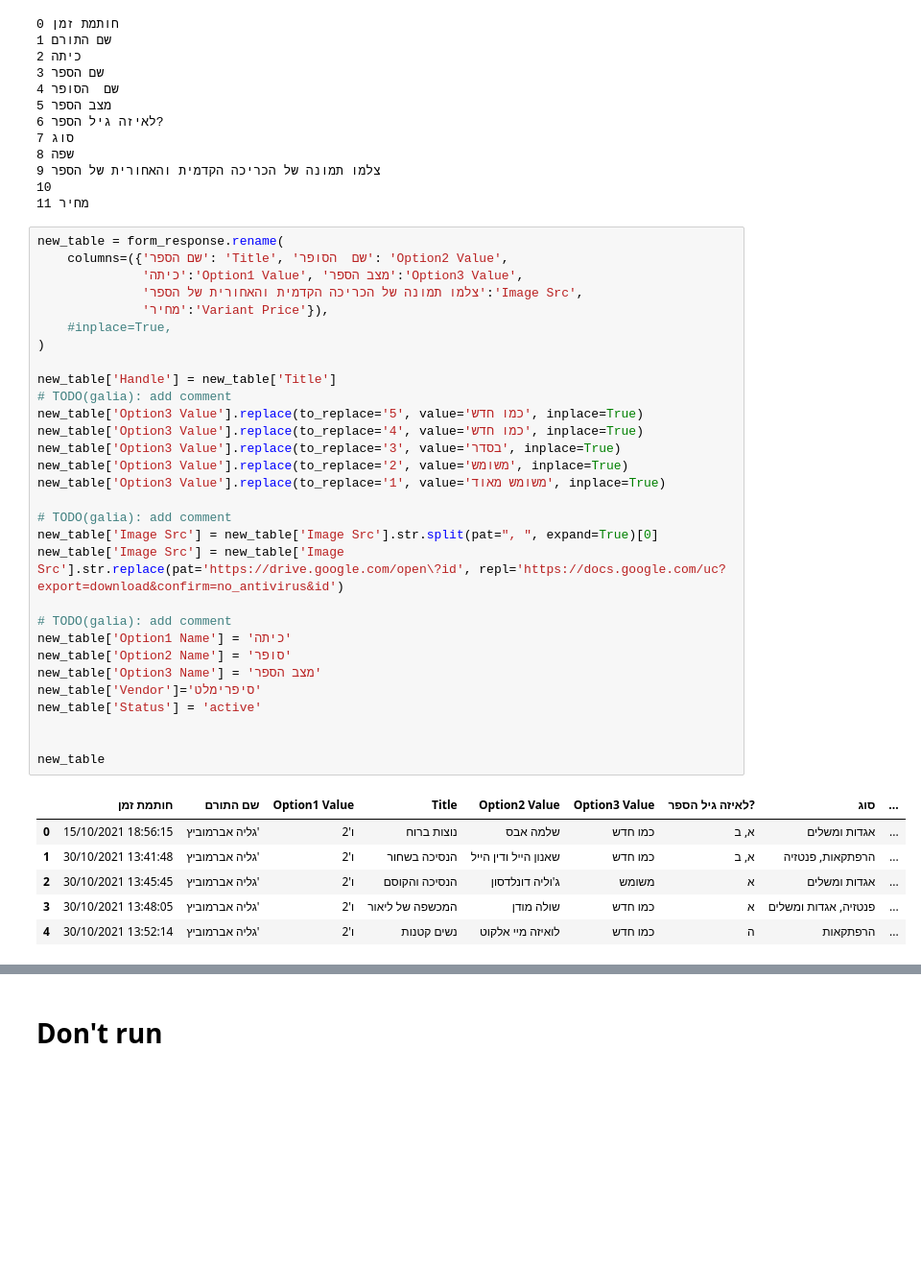
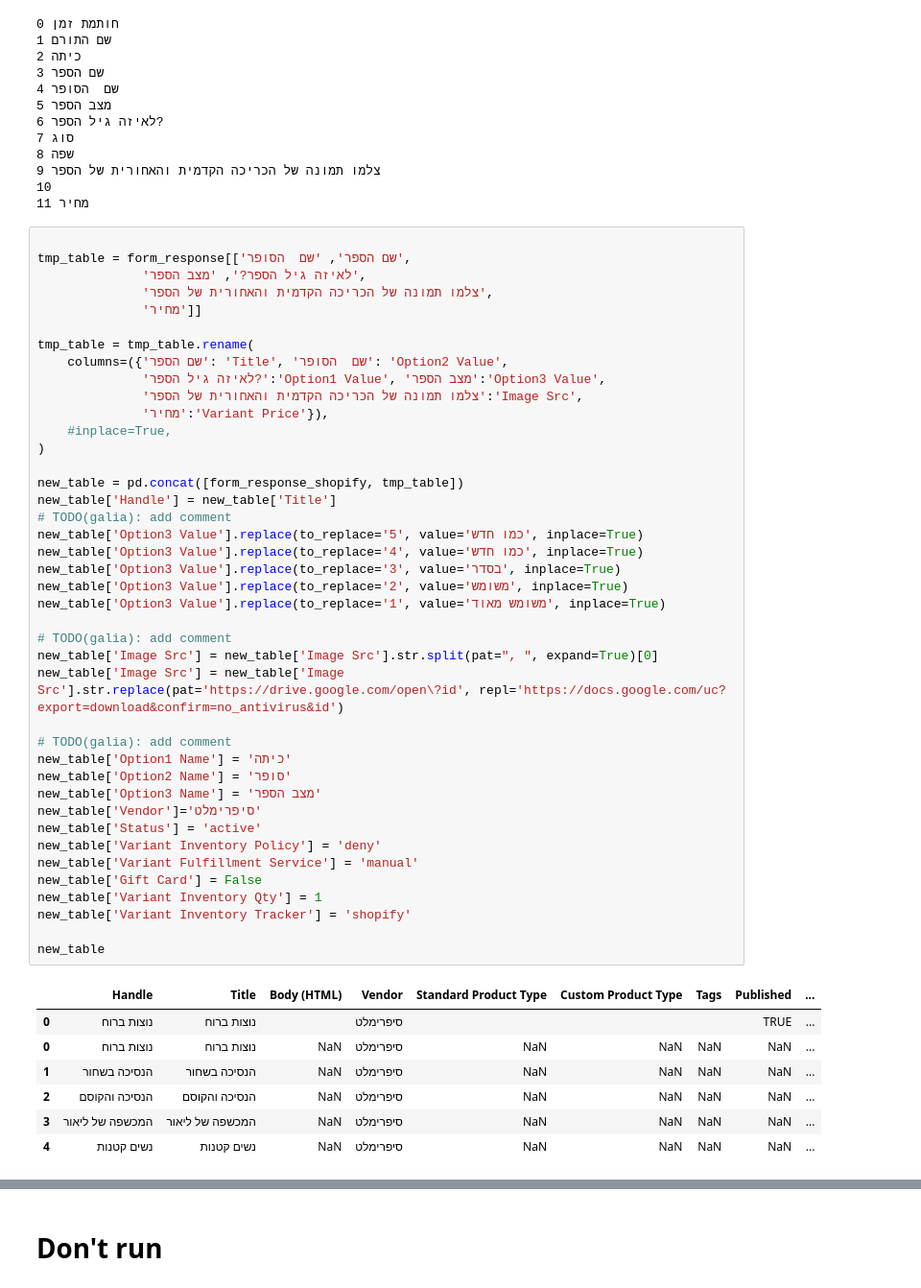
Before and after one commit to CuteCat24/sifrimalt, a Jupyter notebook: laptop_sifrimalt_form_to_shopify.ipynb, the cells around one changed output, grey strips where cells are left out. Shown: that part at 96% size. Saved outputs shown, nothing was run; the diff lists cells and outputs as text; blank space fills up the shorter version.

```diff
--- a/laptop_sifrimalt_form_to_shopify.ipynb
+++ b/laptop_sifrimalt_form_to_shopify.ipynb
@@ -76,39 +76,51 @@ for i, column in enumerate(form_response.columns):
 10
 11 מחיר
 # %%
-new_table = form_response.rename(
+
+tmp_table = form_response[['שם הספר', 'שם  הסופר',
+              'לאיזה גיל הספר?', 'מצב הספר',
+              'צלמו תמונה של הכריכה הקדמית והאחורית של הספר',
+              'מחיר']]
+
+tmp_table = tmp_table.rename(
     columns=({'שם הספר': 'Title', 'שם  הסופר': 'Option2 Value',
-              'כיתה':'Option1 Value', 'מצב הספר':'Option3 Value',
+              'לאיזה גיל הספר?':'Option1 Value', 'מצב הספר':'Option3 Value',
               'צלמו תמונה של הכריכה הקדמית והאחורית של הספר':'Image Src',
               'מחיר':'Variant Price'}),
     #inplace=True,
 )
 
+new_table = pd.concat([form_response_shopify, tmp_table])
 new_table['Handle'] = new_table['Title']
 # TODO(galia): add comment
 new_table['Option3 Value'].replace(to_replace='5', value='כמו חדש', inplace=True)
 new_table['Option3 Value'].replace(to_replace='4', value='כמו חדש', inplace=True)
 new_table['Option3 Value'].replace(to_replace='3', value='בסדר', inplace=True)
 new_table['Option3 Value'].replace(to_replace='2', value='משומש', inplace=True)
 new_table['Option3 Value'].replace(to_replace='1', value='משומש מאוד', inplace=True)
 
 # TODO(galia): add comment
 new_table['Image Src'] = new_table['Image Src'].str.split(pat=", ", expand=True)[0]
 new_table['Image Src'] = new_table['Image Src'].str.replace(pat='https://drive.google.com/open\?id', repl='https://docs.google.com/uc?export=download&confirm=no_antivirus&id')
 
 # TODO(galia): add comment
 new_table['Option1 Name'] = 'כיתה'
 new_table['Option2 Name'] = 'סופר'
 new_table['Option3 Name'] = 'מצב הספר'
 new_table['Vendor']='סיפרימלט'
 new_table['Status'] = 'active'
-
+new_table['Variant Inventory Policy'] = 'deny'
+new_table['Variant Fulfillment Service'] = 'manual'
+new_table['Gift Card'] = False
+new_table['Variant Inventory Qty'] = 1
+new_table['Variant Inventory Tracker'] = 'shopify'
 
 new_table
 # %% [output]
-|  | חותמת זמן | שם התורם | Option1 Value | Title | Option2 Value | Option3 Value | לאיזה גיל הספר? | סוג | ... |
-| 0 | 15/10/2021 18:56:15 | גליה אברמוביץ' | ו'2 | נוצות ברוח | שלמה אבס | כמו חדש | א, ב | אגדות ומשלים | ... |
-| 1 | 30/10/2021 13:41:48 | גליה אברמוביץ' | ו'2 | הנסיכה בשחור | שאנון הייל ודין הייל | כמו חדש | א, ב | הרפתקאות, פנטזיה | ... |
-| 2 | 30/10/2021 13:45:45 | גליה אברמוביץ' | ו'2 | הנסיכה והקוסם | ג'וליה דונלדסון | משומש | א | אגדות ומשלים | ... |
-| 3 | 30/10/2021 13:48:05 | גליה אברמוביץ' | ו'2 | המכשפה של ליאור | שולה מודן | כמו חדש | א | פנטזיה, אגדות ומשלים | ... |
-| 4 | 30/10/2021 13:52:14 | גליה אברמוביץ' | ו'2 | נשים קטנות | לואיזה מיי אלקוט | כמו חדש | ה | הרפתקאות | ... |
+|  | Handle | Title | Body (HTML) | Vendor | Standard Product Type | Custom Product Type | Tags | Published | ... |
+| 0 | נוצות ברוח | נוצות ברוח |  | סיפרימלט |  |  |  | TRUE | ... |
+| 0 | נוצות ברוח | נוצות ברוח | NaN | סיפרימלט | NaN | NaN | NaN | NaN | ... |
+| 1 | הנסיכה בשחור | הנסיכה בשחור | NaN | סיפרימלט | NaN | NaN | NaN | NaN | ... |
+| 2 | הנסיכה והקוסם | הנסיכה והקוסם | NaN | סיפרימלט | NaN | NaN | NaN | NaN | ... |
+| 3 | המכשפה של ליאור | המכשפה של ליאור | NaN | סיפרימלט | NaN | NaN | NaN | NaN | ... |
+| 4 | נשים קטנות | נשים קטנות | NaN | סיפרימלט | NaN | NaN | NaN | NaN | ... |
```
Also changed, not shown: parts of 5 cells of this notebook.
